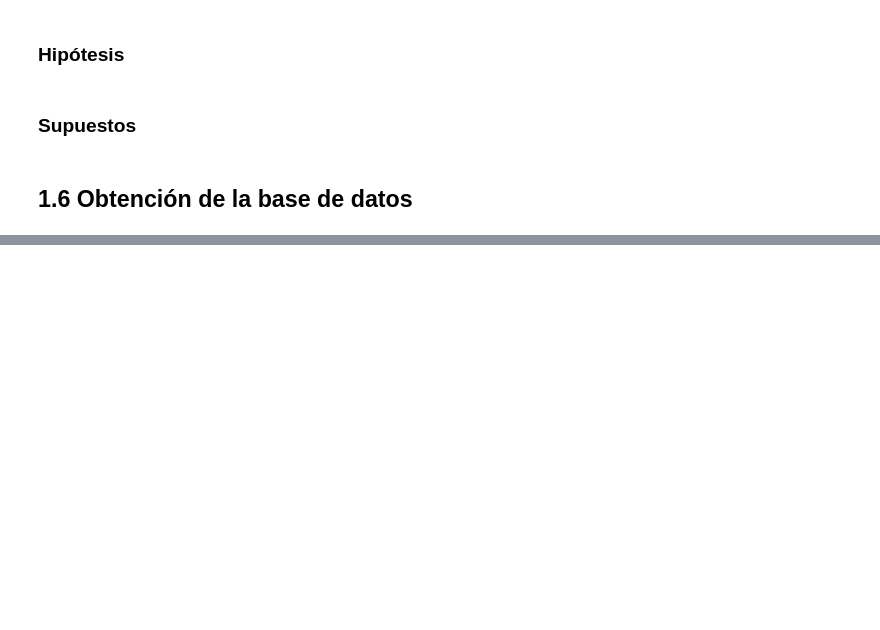
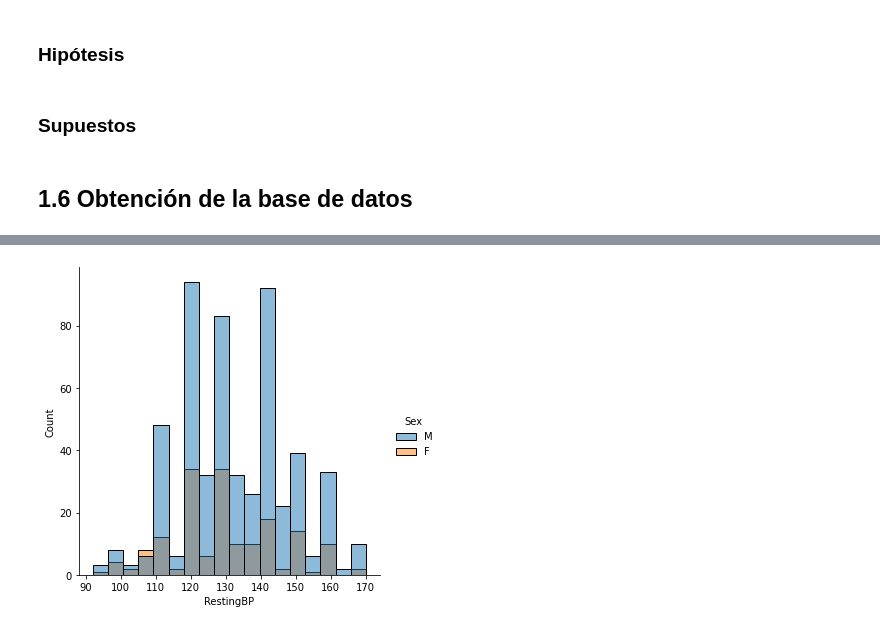
Before and after one commit to if729930/ProyectoM1_GonzalezX_MezaE_RicoA, a Jupyter notebook: ProyectoModulo1_GonzalezX_MezaE_RicoA.ipynb, the cells around one changed output, grey strips where cells are left out. Cells and saved outputs as stored; diff of their text form; code cells hidden in the pictures; blank space fills up the shorter version.

```diff
--- a/ProyectoModulo1_GonzalezX_MezaE_RicoA.ipynb
+++ b/ProyectoModulo1_GonzalezX_MezaE_RicoA.ipynb
@@ -87,0 +124,4 @@ from sklearn.model_selection import GridSearchCV
+# %%
+sns.displot(ecv, x="RestingBP", hue="Sex");
+# %% [output]
+[figure, added]
```
Also changed, not shown: parts of 17 cells of this notebook, 4 other files.
